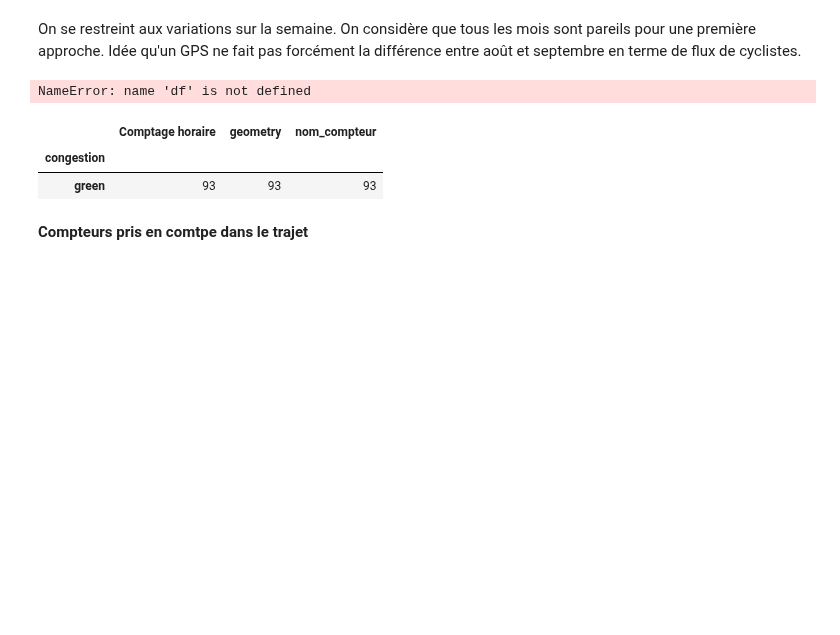
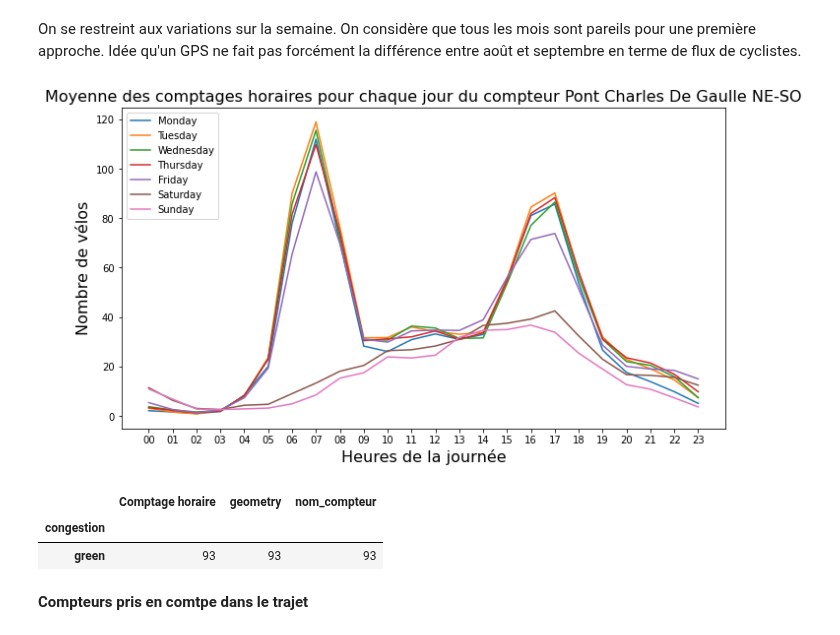
Before and after one commit to ImaneFa/Projet_Python, a Jupyter notebook: compteurs.ipynb, the cells around one changed output. Drawn from its saved outputs; the diff is of its cells as text; code cells hidden in the pictures; blank space fills up the shorter version.

Commit message:
nom du compteur graph

```diff
--- a/compteurs.ipynb
+++ b/compteurs.ipynb
@@ -31,23 +47,25 @@ df['date'] = pd.to_datetime(df['Date et heure de comptage'])
 df['day'] = df.date.dt.day_name()
 # %%
 stock = df.copy()
-toplot = stock[['Identifiant du compteur','Comptage horaire','day', 'deltah']].groupby(['Identifiant du compteur','day', 'deltah']).mean()
+toplot = stock[['Identifiant du compteur','Comptage horaire','day', 'deltah', 'Nom du compteur']].groupby(['Identifiant du compteur','day', 'deltah']).mean()
 for k in np.random.choice(stock['Identifiant du compteur'].unique(),1):
+    name = stock[stock['Identifiant du compteur'].isin([k])]['Nom du compteur']
+    name = name.iloc[0]
     c = toplot.loc[k]
     fig, ax = plt.subplots(figsize = (11,6))
     ax.plot(c.loc['Monday'], label = 'Monday')
     ax.plot(c.loc['Tuesday'], label = 'Tuesday')
     ax.plot(c.loc['Wednesday'], label = 'Wednesday')
     ax.plot(c.loc['Thursday'], label = 'Thursday')
     ax.plot(c.loc['Friday'], label = 'Friday')
     ax.plot(c.loc['Saturday'], label = 'Saturday')
     ax.plot(c.loc['Sunday'], label = 'Sunday')
     ax.legend(loc = 'upper left')
     ax.set_xlabel('Heures de la journée', fontsize=16)
     ax.set_ylabel('Nombre de vélos', fontsize =16)
-    plt.title(f'Moyenne des comptages horaires pour chaque jour du compteur {k}', fontsize = 16)
+    plt.title(f'Moyenne des comptages horaires pour chaque jour du compteur {name}', fontsize = 16)
 # %% [output]
-NameError: name 'df' is not defined
+[figure, added]
 # %%
 #Fonction qui sélectionne les lignes de df correspondant au jour et à l'heure de la requête
 def useful (df):
```
Also changed, not shown: parts of 1 cell of this notebook.
